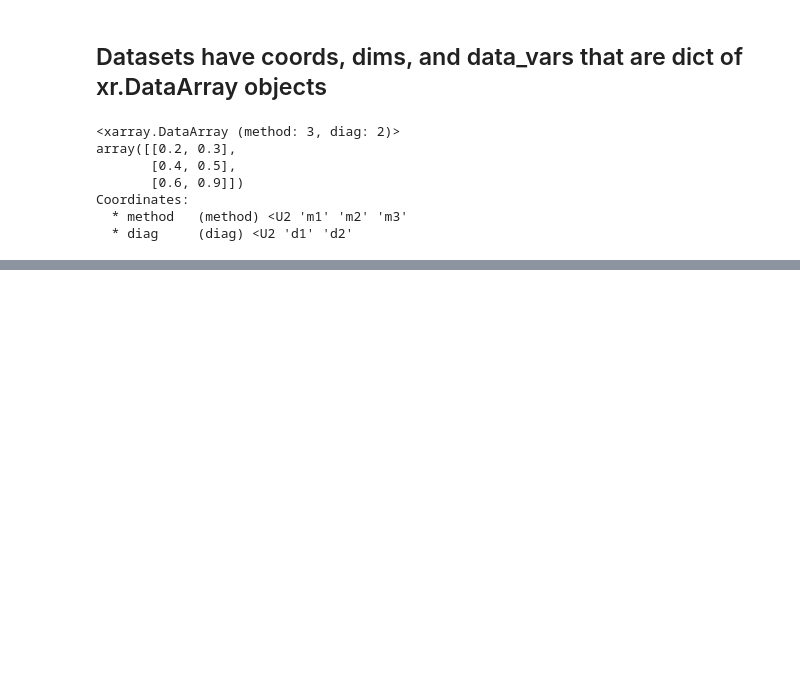
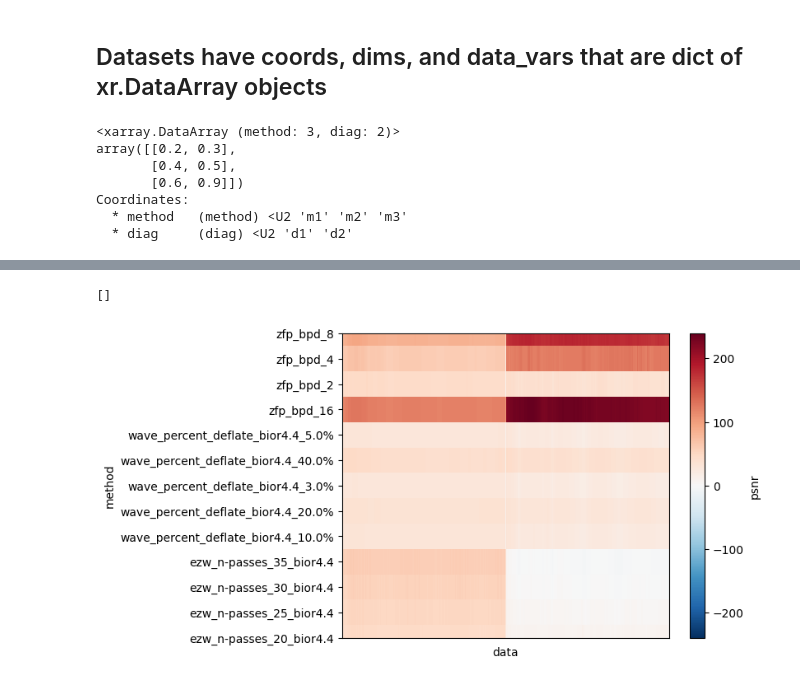
Before and after one commit to chassardmartin/gysela_compressions, a Jupyter notebook: analysis/xarray_analysis.ipynb, the cells around one changed output, grey strips where cells are left out. Saved outputs shown, nothing was run; the diff lists cells and outputs as text; code cells hidden in the pictures; blank space fills up the shorter version.

```diff
--- a/analysis/xarray_analysis.ipynb
+++ b/analysis/xarray_analysis.ipynb
@@ -52,0 +232,6 @@ with open(rec_dir + 'diags.csv') as diags_file:
+# %%
+p = ds.psnr.mean(dim='diag').plot()
+p.axes.get_xaxis().set_ticks([])
+# %% [output]
+[]
+[figure, added]
```
Also changed, not shown: parts of 47 cells of this notebook, 3 other files.
